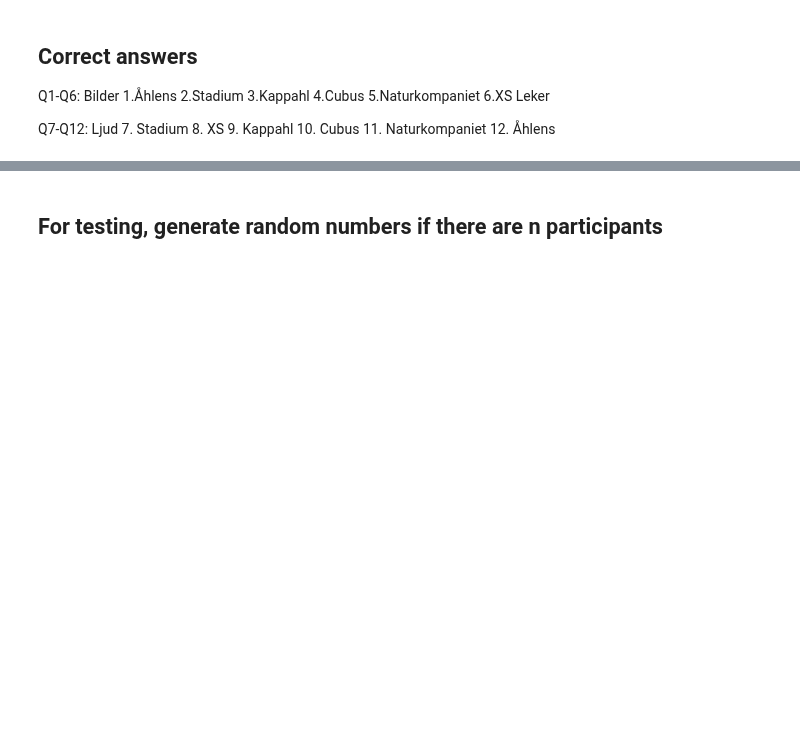
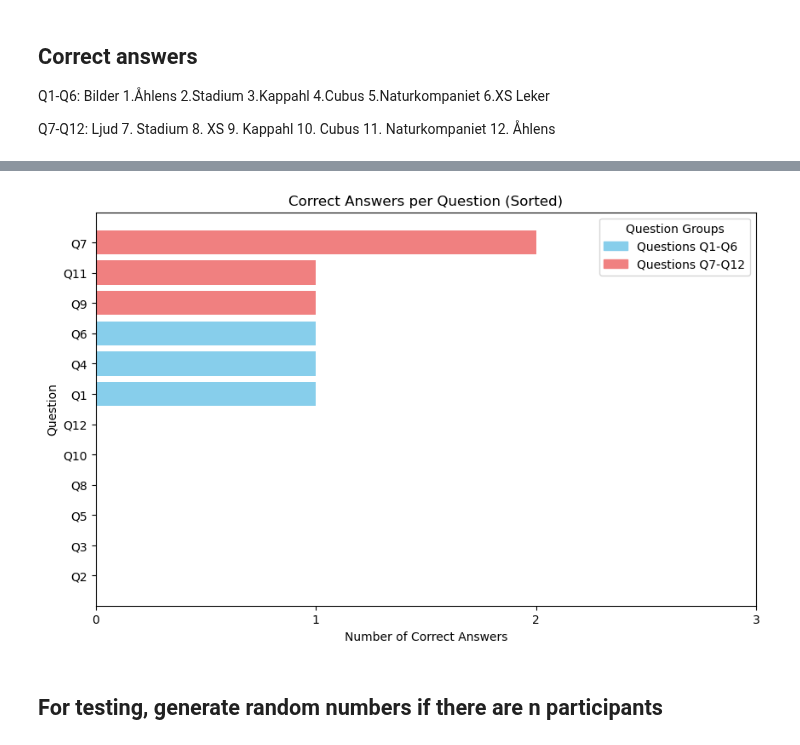
Before and after one commit to emmenru/Music-AI-workshop, a Jupyter notebook: chi-square-tester.ipynb, the cells around one changed output, grey strips where cells are left out. Saved outputs shown, nothing was run; the diff lists cells and outputs as text; code cells hidden in the pictures; blank space fills up the shorter version.

Commit message:
Added visualization of most correct questions

```diff
--- a/chi-square-tester.ipynb
+++ b/chi-square-tester.ipynb
@@ -295,3 +349,38 @@ print("Correct answers per participant", total_correct_per_participant)
+# %%
+# Convert the Series to a DataFrame
+correct_answers_df = total_correct_per_question.reset_index()
+correct_answers_df.columns = ['Questions', 'CorrectAnswers']
+
+# Sort the DataFrame by 'CorrectAnswers' in ascending order
+correct_answers_df = correct_answers_df.sort_values(by='CorrectAnswers', ascending=True)
+
+# Define colors for different question groups
+colors = ['skyblue' if q in ['Q1', 'Q2', 'Q3', 'Q4', 'Q5', 'Q6'] else 'lightcoral' for q in correct_answers_df['Questions']]
+
+# Create the bar plot
+plt.figure(figsize=(10, 6))
+plt.barh(correct_answers_df['Questions'], correct_answers_df['CorrectAnswers'], color=colors)
+
+# Set title and labels
+plt.title('Correct Answers per Question (Sorted)')
+plt.xlabel('Number of Correct Answers')
+plt.ylabel('Question')
+
+# Set x-axis ticks to be integers
+plt.xticks(range(0, correct_answers_df['CorrectAnswers'].max() + 2))  # Adjust range for ticks
+
+# Create legend handles
+legend_handles = [
+    Patch(color='skyblue', label='Questions Q1-Q6'),
+    Patch(color='lightcoral', label='Questions Q7-Q12')
+]
+
+# Add legend to the plot
+plt.legend(handles=legend_handles, title='Question Groups', loc='upper right')
+
+plt.show()
+# %% [output]
+[figure, added]
 # %% [markdown]
 ## For testing, generate random numbers if there are n participants
 # %%
```
Also changed, not shown: parts of 6 cells of this notebook.
